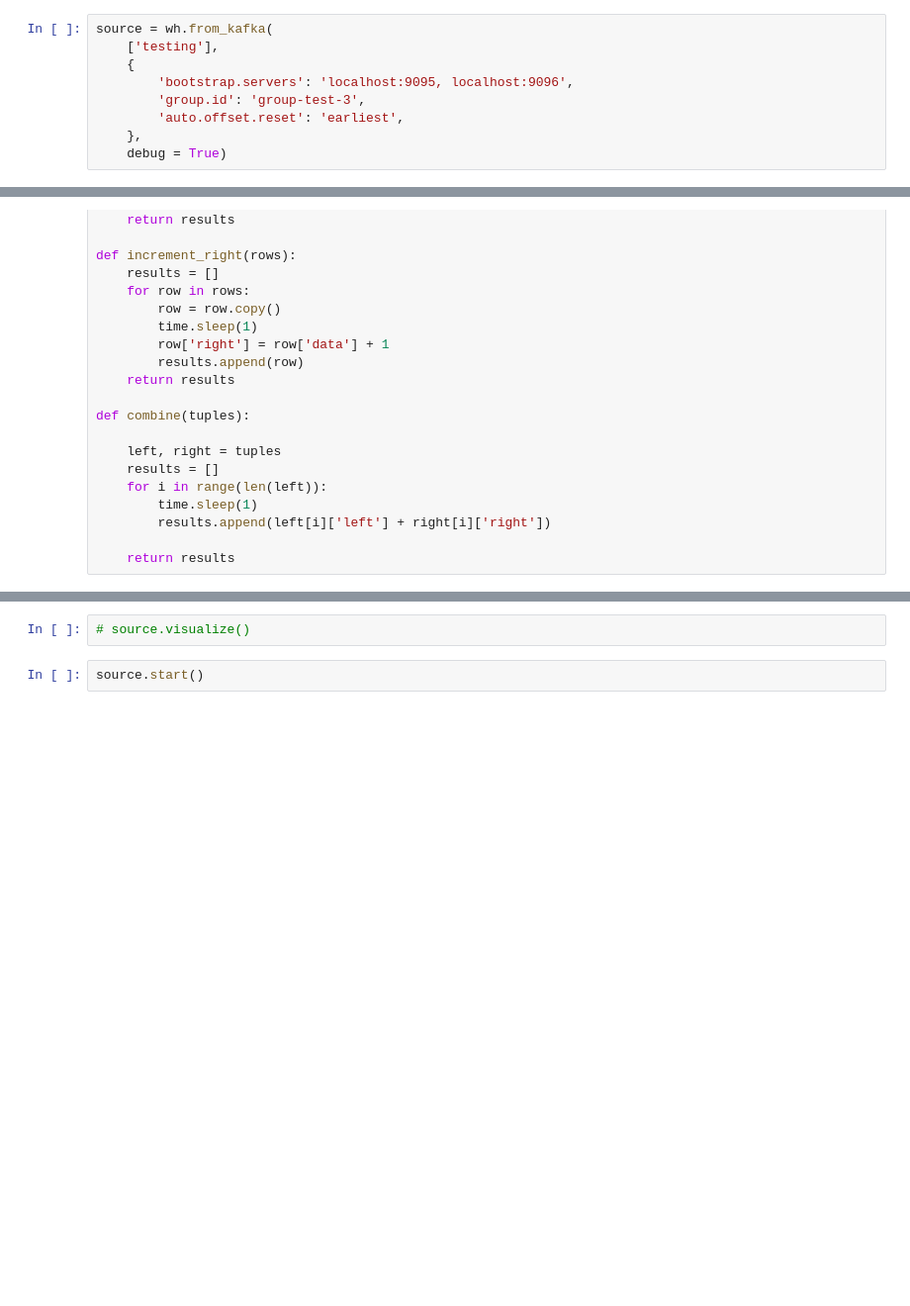
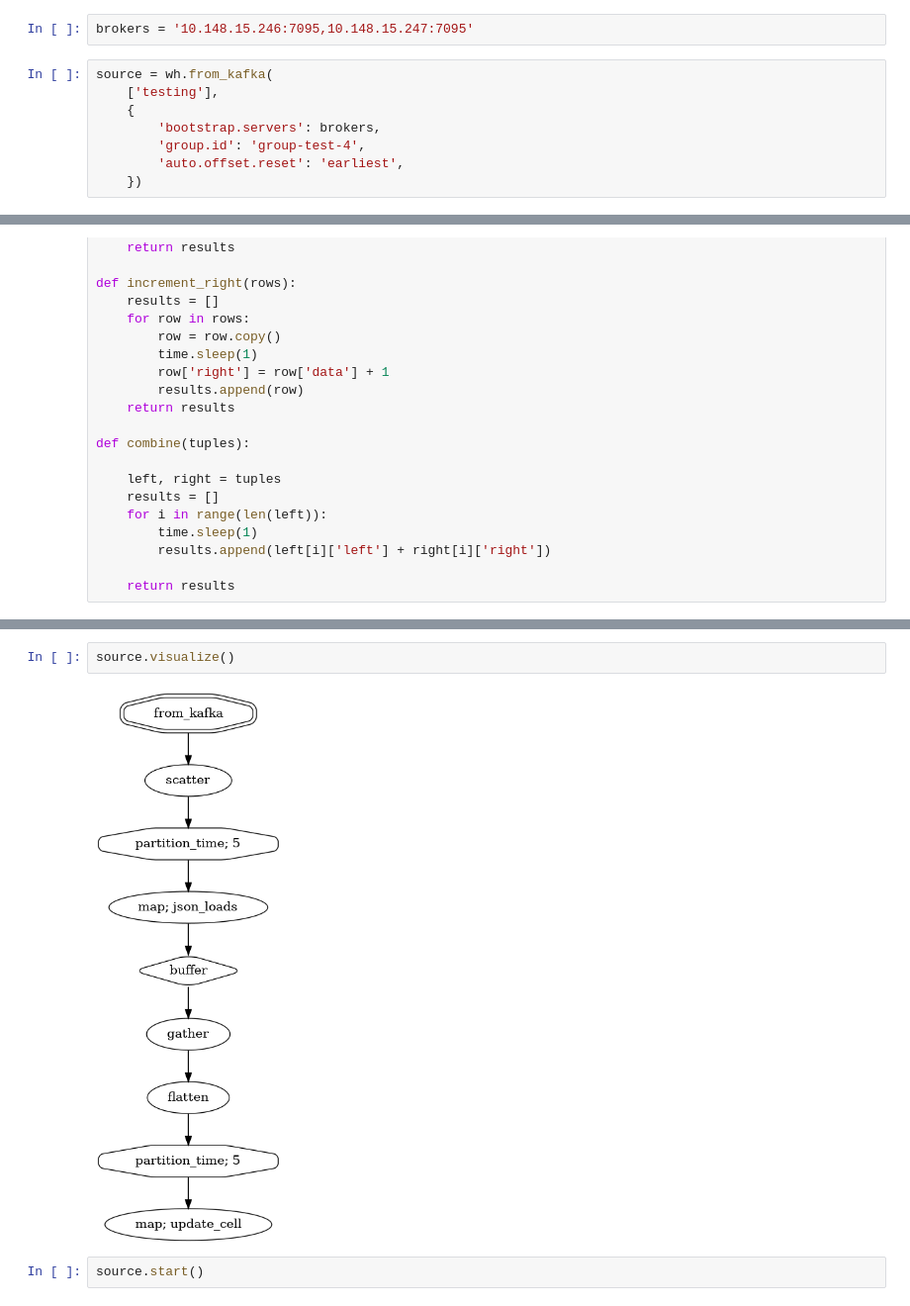
Before and after one commit to huseinzol05/water-healer, a Jupyter notebook: example/simple-time-partition-dask.ipynb, the cells around one changed output, grey strips where cells are left out. Shown at 99% size. Drawn from its saved outputs; the diff is of its cells as text; blank space fills up the shorter version.

```diff
--- a/example/simple-time-partition-dask.ipynb
+++ b/example/simple-time-partition-dask.ipynb
@@ -4,13 +12,14 @@ from waterhealer import Stream
 import json
 import time
 import confluent_kafka as ck
+# %%
+brokers = '10.148.15.246:7095,10.148.15.247:7095'
 # %%
 source = wh.from_kafka(
     ['testing'],
     {
-        'bootstrap.servers': 'localhost:9095, localhost:9096',
-        'group.id': 'group-test-3',
+        'bootstrap.servers': brokers,
+        'group.id': 'group-test-4',
         'auto.offset.reset': 'earliest',
-    },
-    debug = True)
+    })
 # %%
@@ -61,8 +67,10 @@ s = partition.map(json_loads, checkpoint = True)
 s.buffer(8).gather().flatten().partition_time(5, checkpoint = True)
 # %% [output]
 [interactive output not drawn]
-# %%
-# source.visualize()
+# %%
+source.visualize()
+# %% [output]
+[figure, added]
 # %%
 source.start()
 # %%
```
Also changed, not shown: parts of 7 cells of this notebook, 18 other files.
